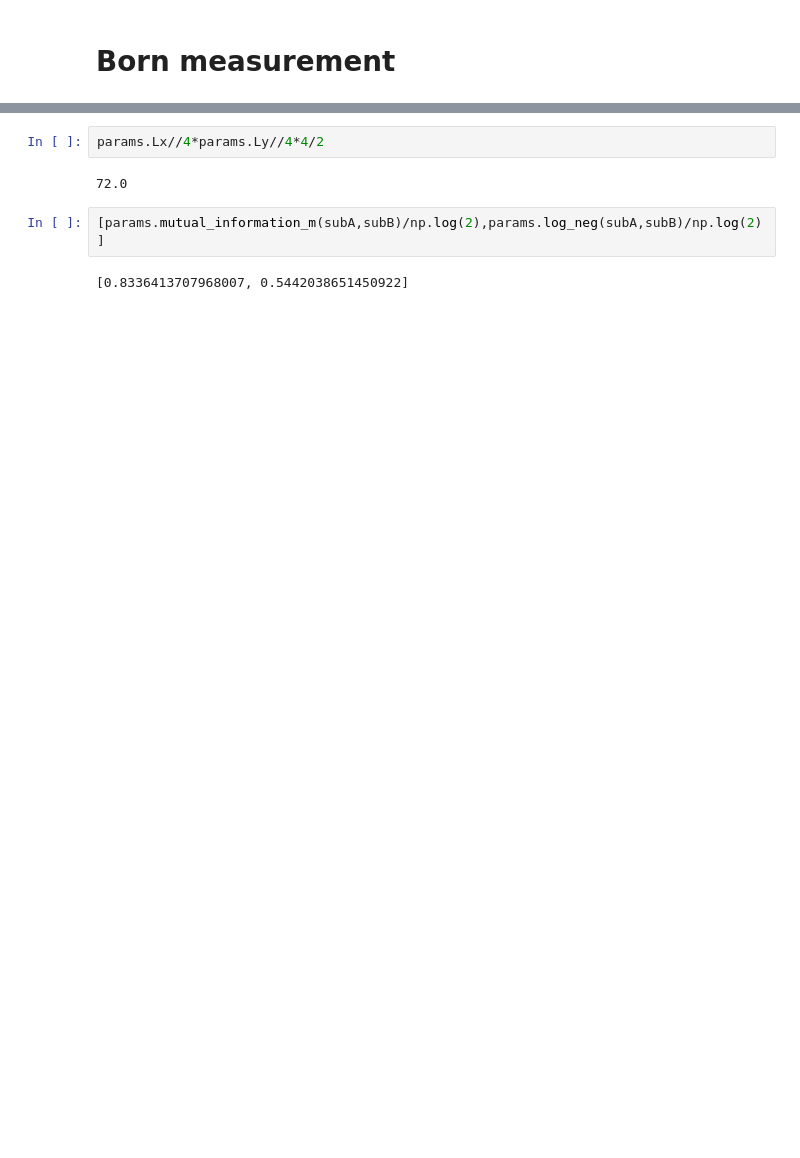
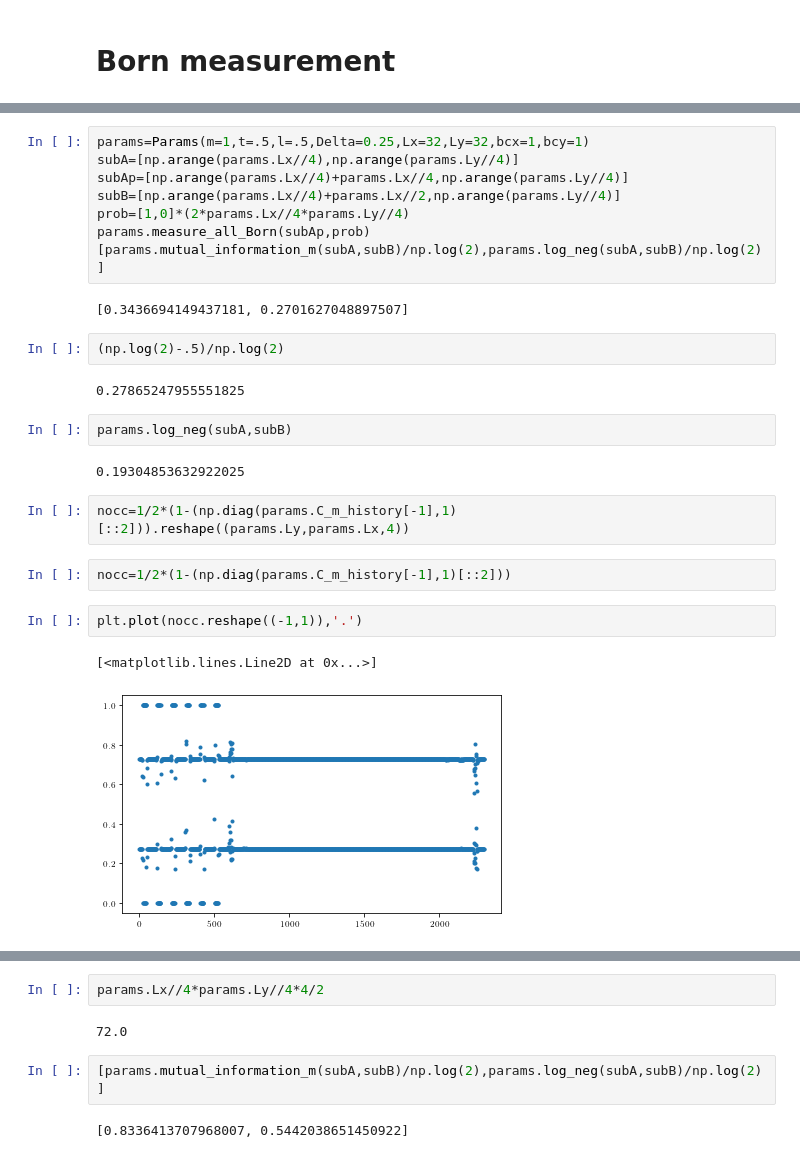
Before and after one commit to hainingpan/SPT, a Jupyter notebook: test_HOTI.ipynb, the cells around one changed output, grey strips where cells are left out. Cells and saved outputs as stored; diff of their text form; blank space fills up the shorter version.

```diff
--- a/test_HOTI.ipynb
+++ b/test_HOTI.ipynb
@@ -647,0 +663,27 @@ params.measure_all_Born(subAp)
+# %%
+params=Params(m=1,t=.5,l=.5,Delta=0.25,Lx=32,Ly=32,bcx=1,bcy=1)
+subA=[np.arange(params.Lx//4),np.arange(params.Ly//4)]
+subAp=[np.arange(params.Lx//4)+params.Lx//4,np.arange(params.Ly//4)]
+subB=[np.arange(params.Lx//4)+params.Lx//2,np.arange(params.Ly//4)]
+prob=[1,0]*(2*params.Lx//4*params.Ly//4)
+params.measure_all_Born(subAp,prob)
+[params.mutual_information_m(subA,subB)/np.log(2),params.log_neg(subA,subB)/np.log(2)]
+# %% [output]
+[0.3436694149437181, 0.2701627048897507]
+# %%
+(np.log(2)-.5)/np.log(2)
+# %% [output]
+0.27865247955551825
+# %%
+params.log_neg(subA,subB)
+# %% [output]
+0.19304853632922025
+# %%
+nocc=1/2*(1-(np.diag(params.C_m_history[-1],1)[::2])).reshape((params.Ly,params.Lx,4))
+# %%
+nocc=1/2*(1-(np.diag(params.C_m_history[-1],1)[::2]))
+# %%
+plt.plot(nocc.reshape((-1,1)),'.')
+# %% [output]
+[<matplotlib.lines.Line2D at 0x...>]
+[figure, added]
```
Also changed, not shown: parts of 34 cells of this notebook.
